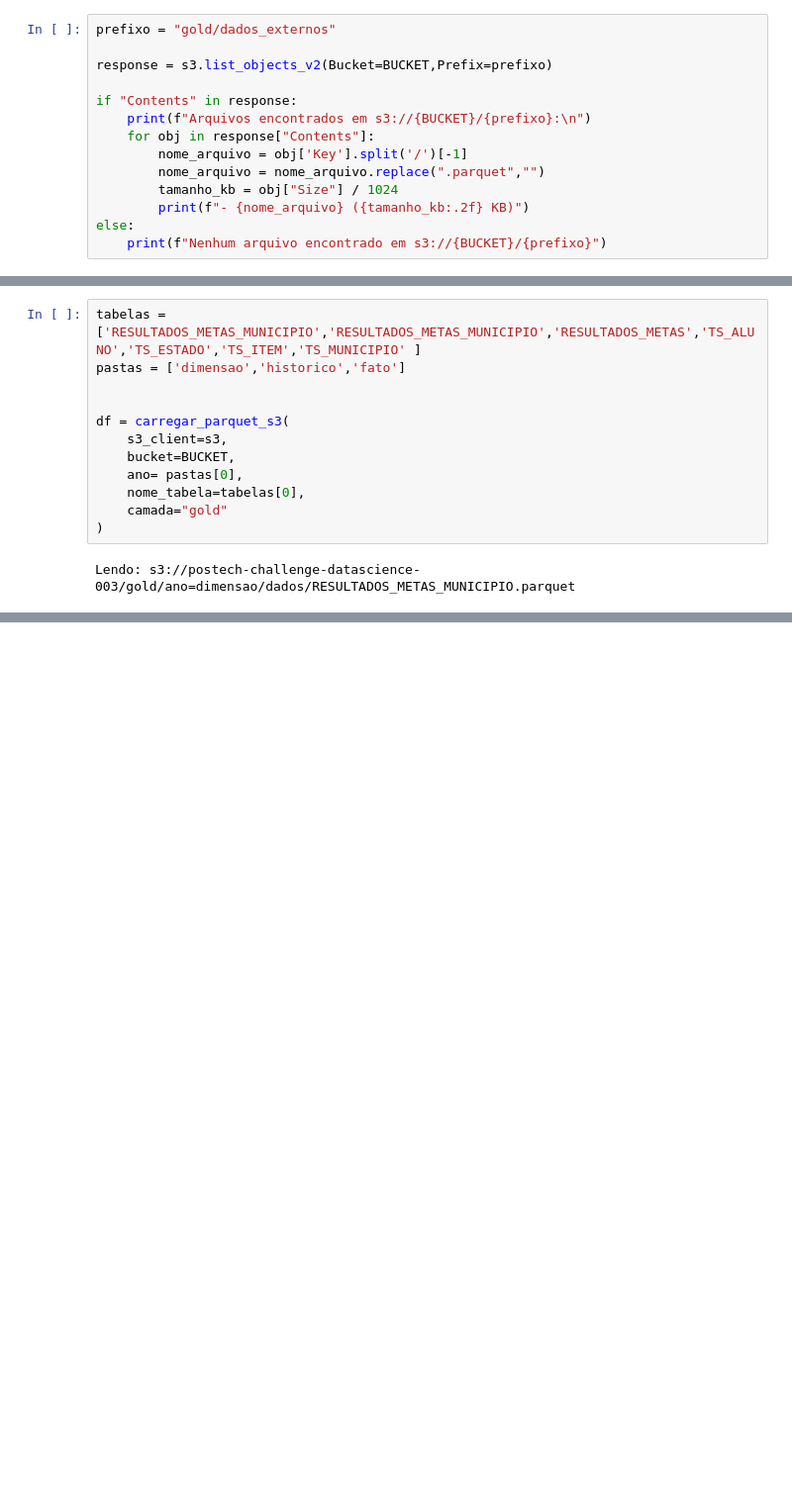
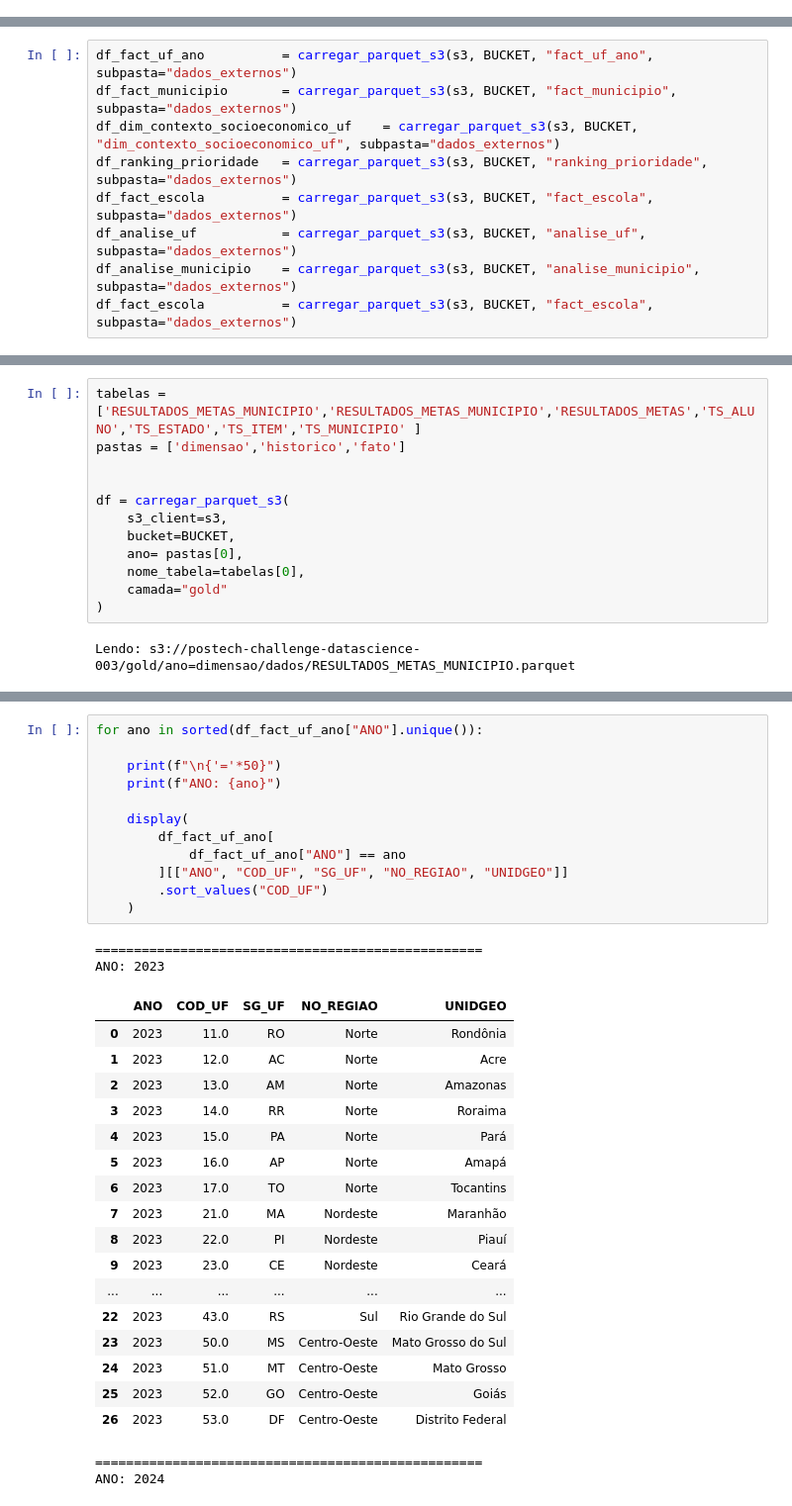
Before and after one commit to LucasRuizMartins/fiap_tech_challenge_03, a Jupyter notebook: notebooks/EDA_Ci.ipynb, the cells around one changed output, grey strips where cells are left out. Shown at 99% size. Drawn from its saved outputs; the diff is of its cells as text; blank space fills up the shorter version.

```diff
--- a/notebooks/EDA_Ci.ipynb
+++ b/notebooks/EDA_Ci.ipynb
@@ -33,17 +16,3 @@ session = iniciar_cessao_aws()
 s3 = session.client("s3")
 
 BUCKET = os.getenv("BUCKET_NAME")
-# %%
-prefixo = "gold/dados_externos"
-
-response = s3.list_objects_v2(Bucket=BUCKET,Prefix=prefixo)
-
-if "Contents" in response:
-    print(f"Arquivos encontrados em s3://{BUCKET}/{prefixo}:\n")
-    for obj in response["Contents"]:
-        nome_arquivo = obj['Key'].split('/')[-1]
-        nome_arquivo = nome_arquivo.replace(".parquet","")
-        tamanho_kb = obj["Size"] / 1024
-        print(f"- {nome_arquivo} ({tamanho_kb:.2f} KB)")
-else:
-    print(f"Nenhum arquivo encontrado em s3://{BUCKET}/{prefixo}")
@@ -161,0 +180,9 @@ Lendo: s3://postech-challenge-datascience-003/gold/dados_externos/fact_escola.pa
+# %%
+df_fact_uf_ano          = carregar_parquet_s3(s3, BUCKET, "fact_uf_ano", subpasta="dados_externos")
+df_fact_municipio       = carregar_parquet_s3(s3, BUCKET, "fact_municipio", subpasta="dados_externos")
+df_dim_contexto_socioeconomico_uf    = carregar_parquet_s3(s3, BUCKET, "dim_contexto_socioeconomico_uf", subpasta="dados_externos")
+df_ranking_prioridade   = carregar_parquet_s3(s3, BUCKET, "ranking_prioridade", subpasta="dados_externos")
+df_fact_escola          = carregar_parquet_s3(s3, BUCKET, "fact_escola", subpasta="dados_externos")
+df_analise_uf           = carregar_parquet_s3(s3, BUCKET, "analise_uf", subpasta="dados_externos")
+df_analise_municipio    = carregar_parquet_s3(s3, BUCKET, "analise_municipio", subpasta="dados_externos")
+df_fact_escola          = carregar_parquet_s3(s3, BUCKET, "fact_escola", subpasta="dados_externos")
@@ -444,0 +894,34 @@ Lendo: s3://postech-challenge-datascience-003/gold/ano=dimensao/dados/RESULTADOS
+# %%
+for ano in sorted(df_fact_uf_ano["ANO"].unique()):
+
+    print(f"\n{'='*50}")
+    print(f"ANO: {ano}")
+
+    display(
+        df_fact_uf_ano[
+            df_fact_uf_ano["ANO"] == ano
+        ][["ANO", "COD_UF", "SG_UF", "NO_REGIAO", "UNIDGEO"]]
+        .sort_values("COD_UF")
+    )
+# %% [output]
+==================================================
+ANO: 2023
+|  | ANO | COD_UF | SG_UF | NO_REGIAO | UNIDGEO |
+| 0 | 2023 | 11.0 | RO | Norte | Rondônia |
+| 1 | 2023 | 12.0 | AC | Norte | Acre |
+| 2 | 2023 | 13.0 | AM | Norte | Amazonas |
+| 3 | 2023 | 14.0 | RR | Norte | Roraima |
+| 4 | 2023 | 15.0 | PA | Norte | Pará |
+| 5 | 2023 | 16.0 | AP | Norte | Amapá |
+| 6 | 2023 | 17.0 | TO | Norte | Tocantins |
+| 7 | 2023 | 21.0 | MA | Nordeste | Maranhão |
+| 8 | 2023 | 22.0 | PI | Nordeste | Piauí |
+| 9 | 2023 | 23.0 | CE | Nordeste | Ceará |
+| ... | ... | ... | ... | ... | ... |
+| 22 | 2023 | 43.0 | RS | Sul | Rio Grande do Sul |
+| 23 | 2023 | 50.0 | MS | Centro-Oeste | Mato Grosso do Sul |
+| 24 | 2023 | 51.0 | MT | Centro-Oeste | Mato Grosso |
+| 25 | 2023 | 52.0 | GO | Centro-Oeste | Goiás |
+| 26 | 2023 | 53.0 | DF | Centro-Oeste | Distrito Federal |
+==================================================
+ANO: 2024
```
Also changed, not shown: parts of 79 cells of this notebook, 22 other files.
